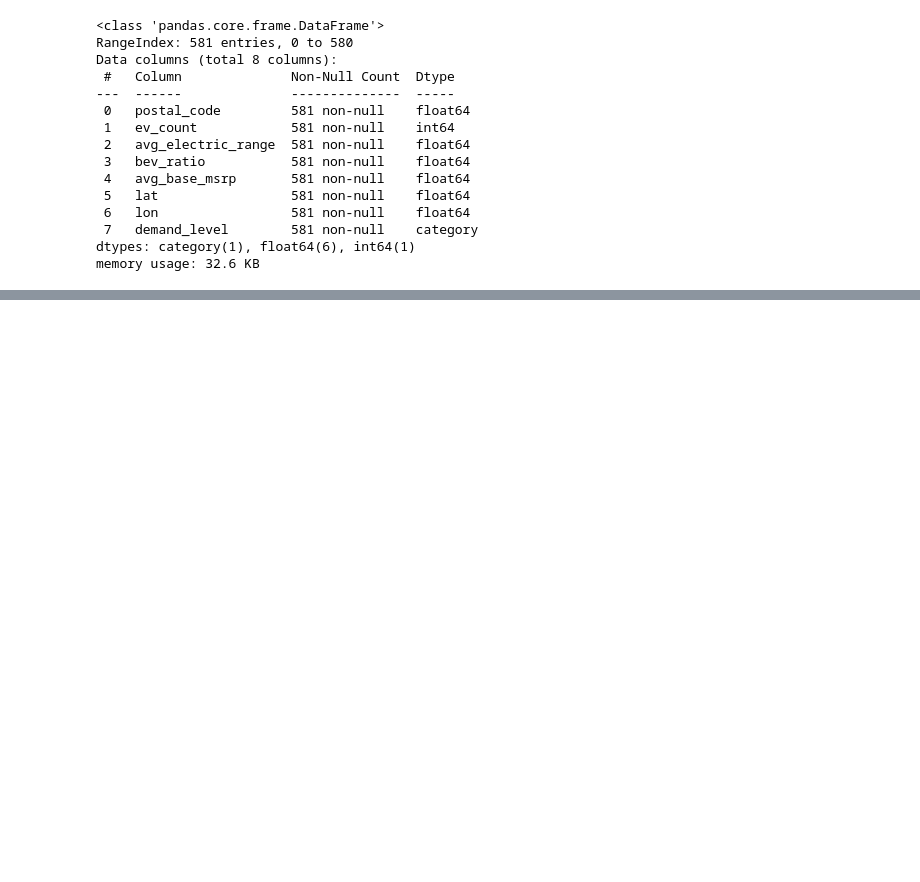
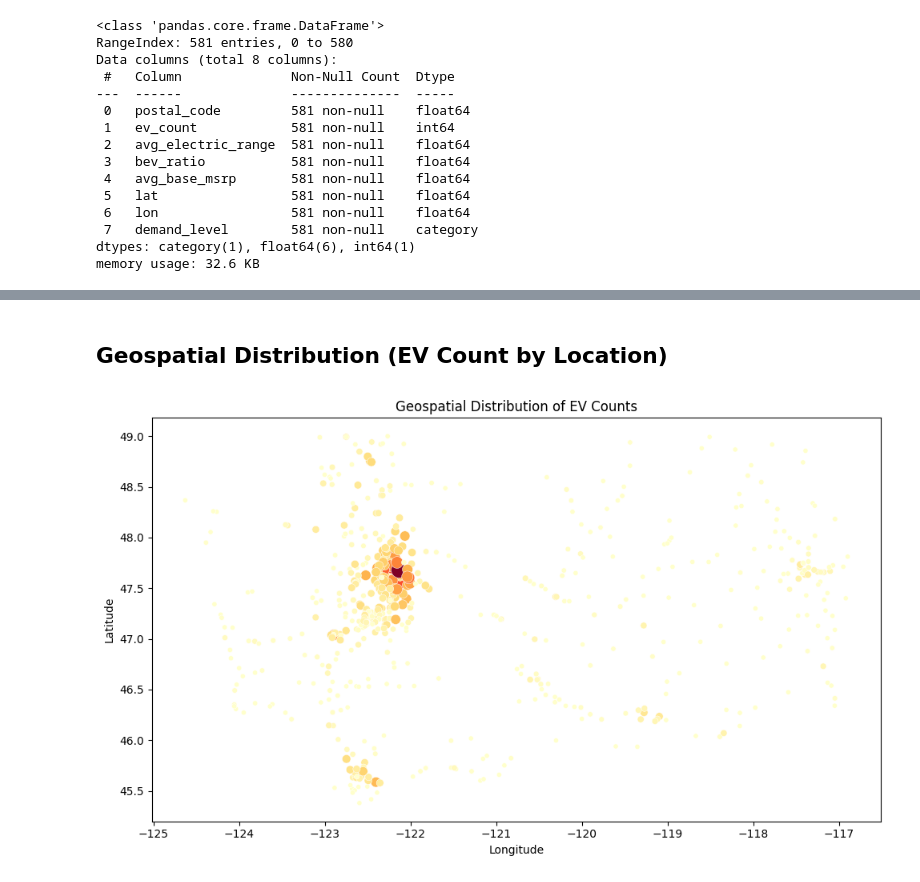
Before and after one commit to sowmyamaddali/ev-market-size-case-study, a Jupyter notebook: notebooks/ev_population_data_preprocessing.ipynb, the cells around one changed output, grey strips where cells are left out. Saved outputs shown, nothing was run; the diff lists cells and outputs as text; code cells hidden in the pictures; blank space fills up the shorter version.

```diff
--- a/notebooks/ev_population_data_preprocessing.ipynb
+++ b/notebooks/ev_population_data_preprocessing.ipynb
@@ -310,0 +351,12 @@ memory usage: 32.6 KB
+# %% [markdown]
+## Geospatial Distribution (EV Count by Location)
+# %%
+plt.figure(figsize=(10, 6))
+sns.scatterplot(data=features_df, x='lon', y='lat', size='ev_count', hue='ev_count', sizes=(20, 200), palette='YlOrRd', legend=False)
+plt.title("Geospatial Distribution of EV Counts")
+plt.xlabel("Longitude")
+plt.ylabel("Latitude")
+plt.tight_layout()
+plt.show()
+# %% [output]
+[figure, added]
```
Also changed, not shown: parts of 6 cells of this notebook.
